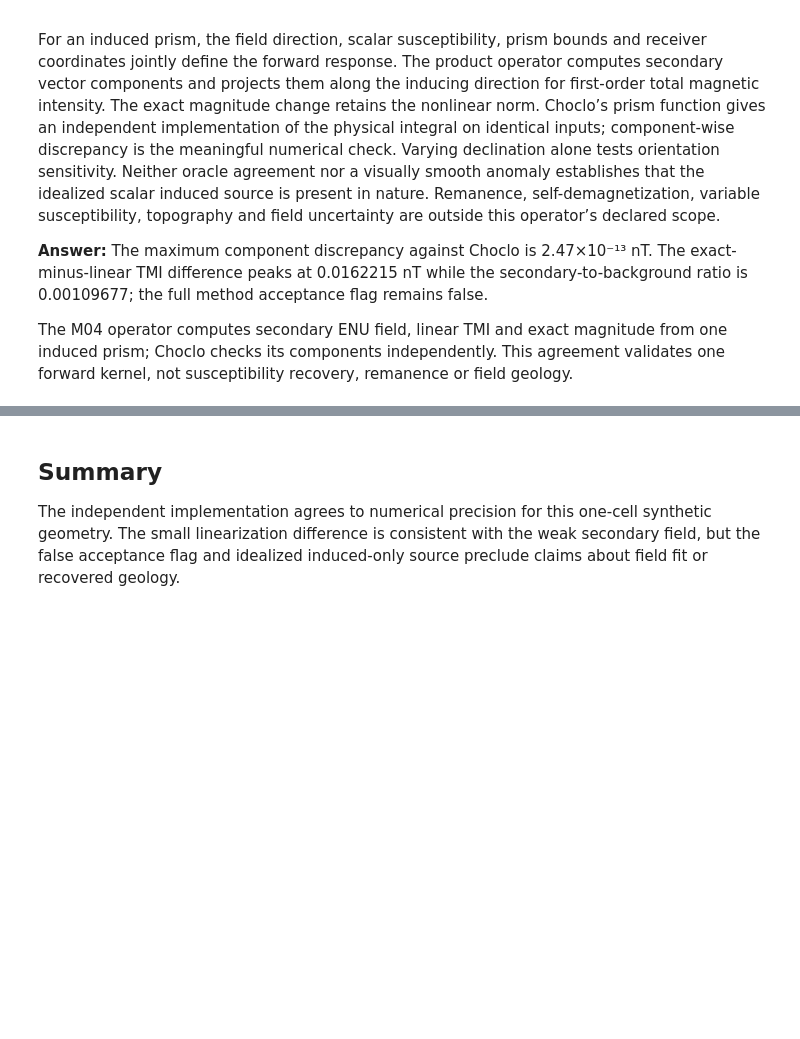
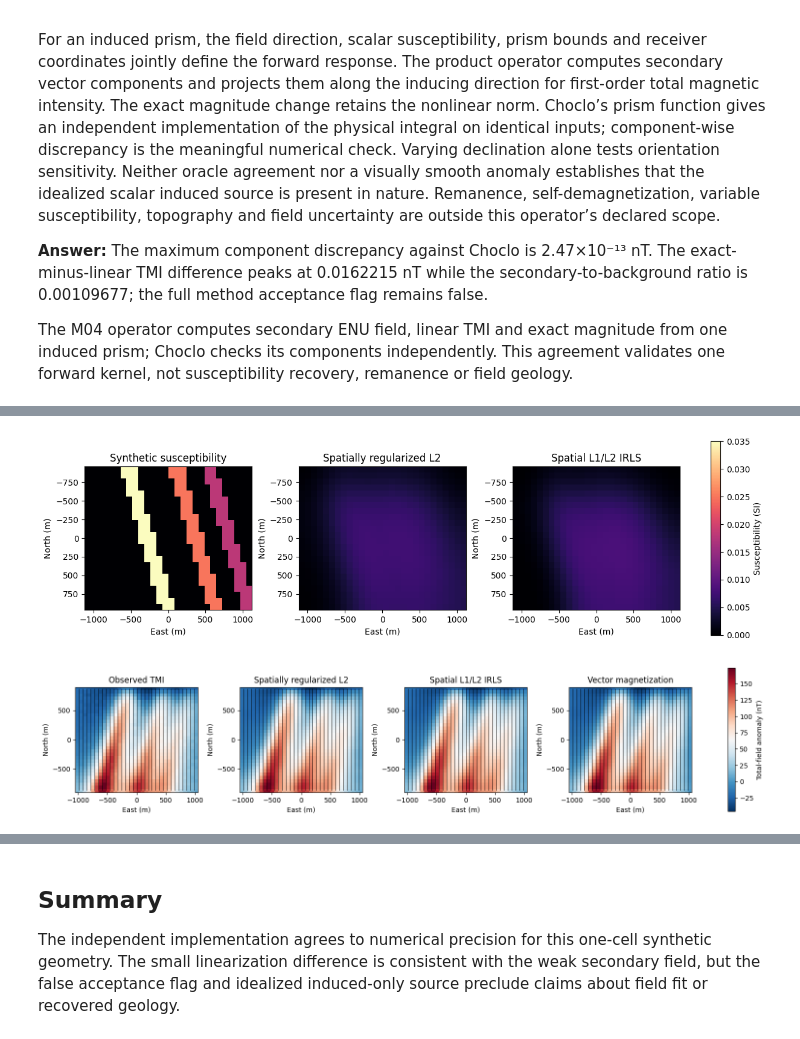
Before and after one commit to fsantibanezleal/CAOS_Geophysics, a Jupyter notebook: notebooks/en/03-magnetics/03-m04-induced-prism-forward.ipynb, the cells around one changed output, grey strips where cells are left out. Drawn from its saved outputs; the diff is of its cells as text; code cells hidden in the pictures; blank space fills up the shorter version.

Commit message:
Add gravity and magnetic inverse notebook experiments

```diff
--- a/notebooks/en/03-magnetics/03-m04-induced-prism-forward.ipynb
+++ b/notebooks/en/03-magnetics/03-m04-induced-prism-forward.ipynb
@@ -214,0 +257,28 @@ The M04 operator computes secondary ENU field, linear TMI and exact magnitude fr
+# %%
+# Compare susceptibility sections and observed / predicted TMI maps.
+truth = np.asarray(magnetic_inverse["truth"]).reshape(magnetic_shape)
+z_index = magnetic_shape[0] // 2
+models = [("Synthetic susceptibility", truth)] + [(magnetic_methods[key]["name"], np.asarray(magnetic_methods[key]["model"]).reshape(magnetic_shape)) for key in ("l2", "irls")]
+limit = max(float(np.max(np.abs(volume[z_index]))) for _, volume in models)
+fig, axes = plt.subplots(1, 3, figsize=(12, 4), constrained_layout=True)
+for ax, (title, volume) in zip(axes, models):
+    image = ax.imshow(volume[z_index], origin="upper", cmap="magma", vmin=0, vmax=limit, extent=(-1120, 1120, 960, -960), aspect="equal")
+    ax.set(title=title, xlabel="East (m)", ylabel="North (m)")
+fig.colorbar(image, ax=axes, label="Susceptibility (SI)", shrink=.82)
+plt.show()
+
+survey = magnetic_inverse["survey"]
+shape = tuple(survey["shape"])
+active = np.asarray(survey["active"], dtype=bool).reshape(shape)
+observed = np.asarray(survey["observed"]).reshape(shape)
+fig, axes = plt.subplots(1, 4, figsize=(15, 3.7), constrained_layout=True)
+fields = [("Observed TMI", observed)] + [(magnetic_methods[key]["name"], np.asarray(magnetic_methods[key]["predicted"]).reshape(shape)) for key in ("l2", "irls", "vector")]
+for ax, (title, field) in zip(axes, fields):
+    image = ax.imshow(field, origin="lower", cmap="RdBu_r", extent=(-1050, 1050, -900, 900), aspect="equal")
+    ax.contour(active, levels=[.5], colors="black", linewidths=.6, origin="lower", extent=(-1050, 1050, -900, 900))
+    ax.set(title=title, xlabel="East (m)", ylabel="North (m)")
+fig.colorbar(image, ax=axes, label="Total-field anomaly (nT)", shrink=.82)
+plt.show()
+# %% [output]
+[figure, added]
+[figure, added]
```
Also changed, not shown: parts of 4 cells of this notebook, 15 other files.
